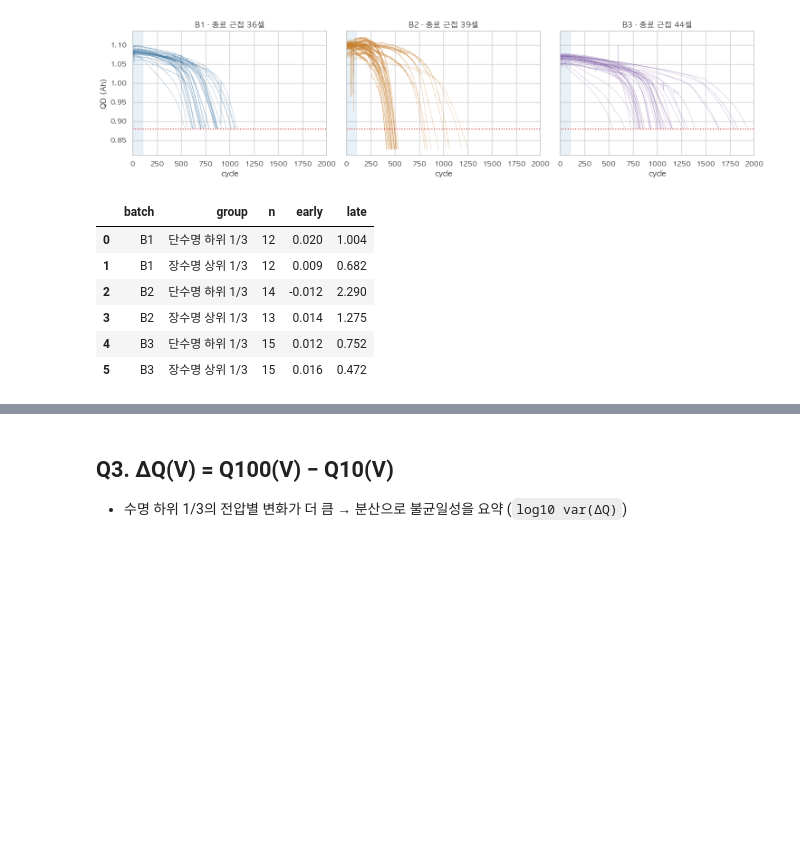
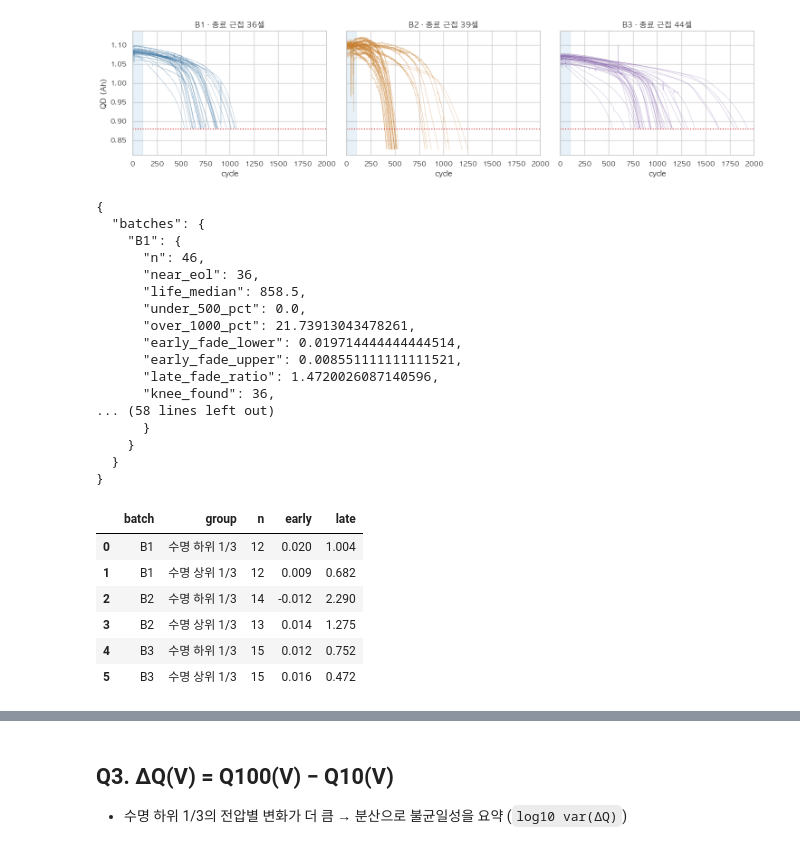
Before and after one commit to minsol1/ess-battery-project, a Jupyter notebook: notebooks/01_EDA.ipynb, the cells around one changed output, grey strips where cells are left out. Saved outputs shown, nothing was run; the diff lists cells and outputs as text; code cells hidden in the pictures; blank space fills up the shorter version.

```diff
--- a/notebooks/01_EDA.ipynb
+++ b/notebooks/01_EDA.ipynb
@@ -51,7 +51,7 @@ feat.groupby("batch").agg(n=("cell_id", "size"), near_eol=("near_eol", "sum"),
 - B1에는 500 미만 셀이 없고, B2는 71.8%가 500 미만 → **B1에 없는 단수명 구간을 B2에서 평가**
 # %%
 # 배치별 수명 히스토그램 (세 배치 동일 구간 150~2,300)
-fig, axes = plt.subplots(1, 3, figsize=(15, 3.8), sharey=True)
+fig, axes = plt.subplots(1, feat.batch.nunique(), figsize=(5 * feat.batch.nunique(), 3.8), sharey=True)
 bins = np.arange(150, 2350, 150)
 for ax, (b, g) in zip(axes, feat.groupby("batch")):
     ax.hist(g["cycle_life"], bins=bins, color=BATCH_COLOR[b], edgecolor="white")
@@ -76,7 +88,7 @@ feat.groupby("batch")["cycle_life"].agg(
 - 10→100사이클 감소 속도는 장·단수명 차이가 없고, 마지막 20% 구간에서 단수명 셀이 1.5~1.8배 빠름
 # %%
 # 종료 근접 셀의 사이클별 방전용량(QD) 곡선
-fig, axes = plt.subplots(1, 3, figsize=(15, 3.8), sharey=True)
+fig, axes = plt.subplots(1, feat.batch.nunique(), figsize=(5 * feat.batch.nunique(), 3.8), sharey=True)
 use = feat[feat["near_eol"]]
 for ax, (b, g) in zip(axes, use.groupby("batch")):
     for cid in g["cell_id"]:
@@ -90,27 +102,38 @@ axes[0].set_ylabel("QD (Ah)"); plt.tight_layout(); plt.show()
 # %% [output]
 [figure]
 # %%
-# 장수명 vs 단수명 열화 속도 (mAh/사이클, 감소가 양수) — 종료 근접 셀, 배치별 수명 하위·상위 1/3 중앙값
-#   early: 10→100사이클 (모델 입력 구간) / late: 수명 마지막 20% 구간
-def fade_rates(cid, life):
-    g = summary[(summary.cell_id == cid) & summary.QD.between(0.8, 1.2)].set_index("cycle")["QD"]
-    q = lambda c: g.loc[c - 2:c + 2].median()   # 측정 잡음 완화: 앞뒤 2사이클 중앙값
-    return {"early": (q(10) - q(100)) * 1000 / 90,
-            "late": (q(int(life * 0.8)) - g.iloc[-1]) * 1000 / (life * 0.2)}
+from src.eda import summarize
 
-fade = use[["cell_id", "batch", "cycle_life"]].join(
-    pd.DataFrame([fade_rates(c, l) for c, l in zip(use.cell_id, use.cycle_life)], index=use.index))
+eda = summarize()
+fade = eda["fades"]
 rows = []
 for b, g in fade.groupby("batch"):
     lo, hi = g.cycle_life.quantile([1/3, 2/3])
-    for name, sub in [("단수명 하위 1/3", g[g.cycle_life <= lo]), ("장수명 상위 1/3", g[g.cycle_life >= hi])]:
+    for name, sub in [("수명 하위 1/3", g[g.cycle_life <= lo]), ("수명 상위 1/3", g[g.cycle_life >= hi])]:
         rows.append({"batch": b, "group": name, "n": len(sub), **sub[["early", "late"]].median().round(3)})
 pd.DataFrame(rows)
 # %% [output]
+{
+  "batches": {
+    "B1": {
+      "n": 46,
+      "near_eol": 36,
+      "life_median": 858.5,
+      "under_500_pct": 0.0,
+      "over_1000_pct": 21.73913043478261,
+      "early_fade_lower": 0.019714444444444514,
+      "early_fade_upper": 0.008551111111111521,
+      "late_fade_ratio": 1.4720026087140596,
+      "knee_found": 36,
+... (58 lines left out)
+      }
+    }
+  }
+}
 |  | batch | group | n | early | late |
-| 0 | B1 | 단수명 하위 1/3 | 12 | 0.020 | 1.004 |
-| 1 | B1 | 장수명 상위 1/3 | 12 | 0.009 | 0.682 |
-| 2 | B2 | 단수명 하위 1/3 | 14 | -0.012 | 2.290 |
-| 3 | B2 | 장수명 상위 1/3 | 13 | 0.014 | 1.275 |
-| 4 | B3 | 단수명 하위 1/3 | 15 | 0.012 | 0.752 |
-| 5 | B3 | 장수명 상위 1/3 | 15 | 0.016 | 0.472 |
+| 0 | B1 | 수명 하위 1/3 | 12 | 0.020 | 1.004 |
+| 1 | B1 | 수명 상위 1/3 | 12 | 0.009 | 0.682 |
+| 2 | B2 | 수명 하위 1/3 | 14 | -0.012 | 2.290 |
+| 3 | B2 | 수명 상위 1/3 | 13 | 0.014 | 1.275 |
+| 4 | B3 | 수명 하위 1/3 | 15 | 0.012 | 0.752 |
+| 5 | B3 | 수명 상위 1/3 | 15 | 0.016 | 0.472 |
```
Also changed, not shown: parts of 16 cells of this notebook, 32 other files.
